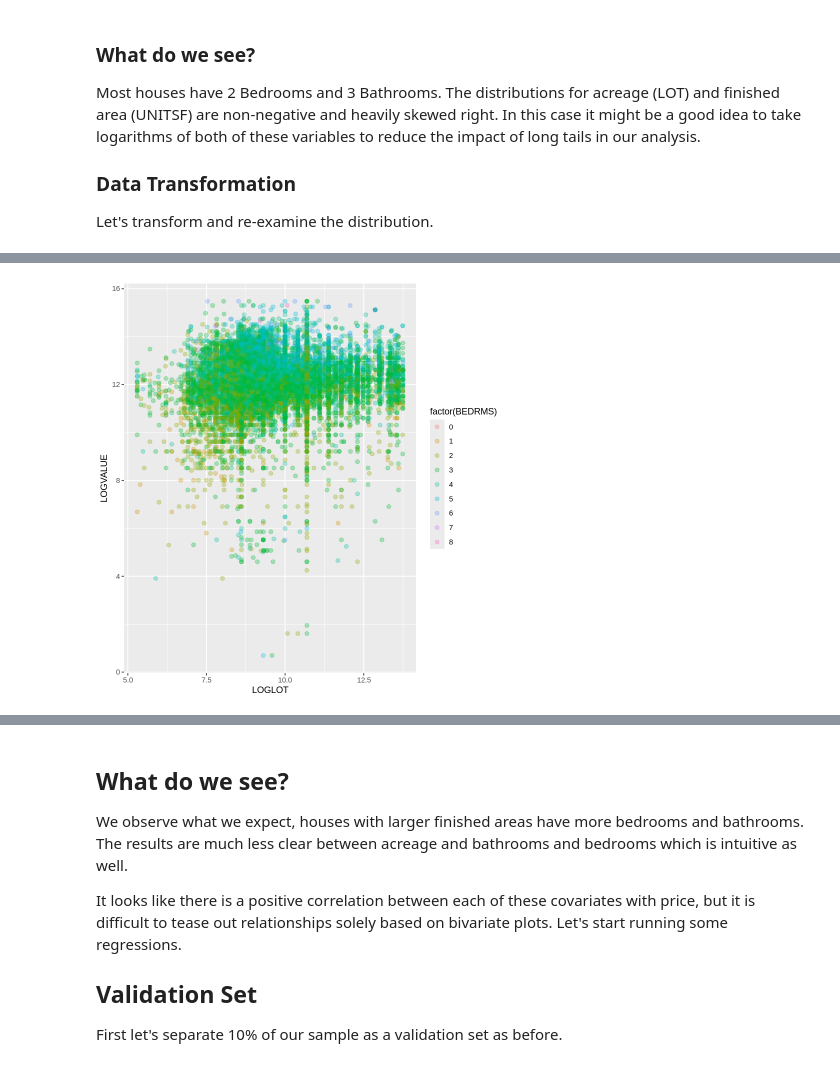
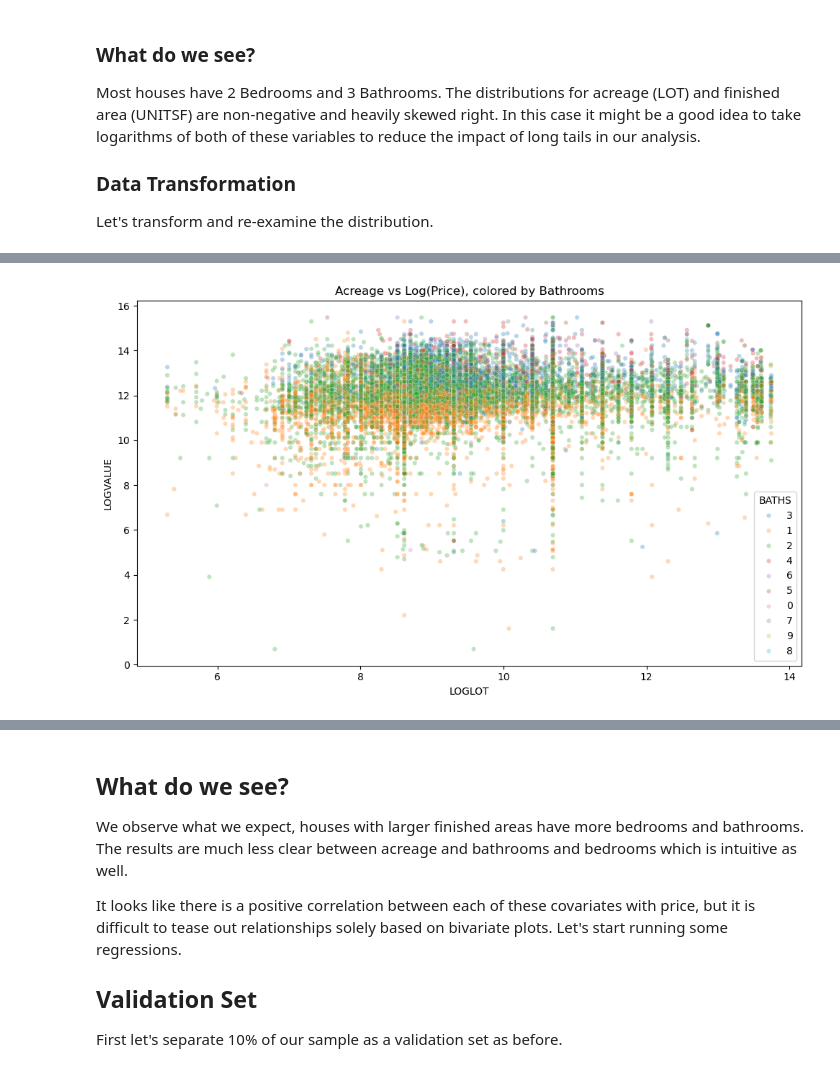
Before and after one commit to bquistorff/NABE_workbooks, a Jupyter notebook: 2. Predicting Housing Prices - Solutions.ipynb, the cells around one changed output, grey strips where cells are left out. Saved outputs shown, nothing was run; the diff lists cells and outputs as text; code cells hidden in the pictures.

```diff
--- a/2. Predicting Housing Prices - Solutions.ipynb
+++ b/2. Predicting Housing Prices - Solutions.ipynb
@@ -179,7 +117,12 @@ ggplot(subset , aes(x = LOGLOT, y = LOGVALUE)) +
-# %%
-ggplot(subset , aes(x = LOGLOT, y = LOGVALUE)) +
-# Plotting relationshipo between Acreage and log(price)
-           geom_point(aes(color = factor(BEDRMS)),alpha=.3,size=2)
-# Color based on number of bedrooms
-# %% [output]
-[figure, removed]
+# %%
+plt.figure(figsize=(10, 6))
+sns.scatterplot(data=subset, x='LOGLOT', y='LOGVALUE',
+                hue=subset['BATHS'].astype(str), alpha=0.3, s=20,
+                legend='brief')
+# Plotting relationship between Acreage and log(price)
+# Color based on number of full bathrooms
+plt.title('Acreage vs Log(Price), colored by Bathrooms')
+plt.tight_layout()
+plt.show()
+# %% [output]
+[figure, added]
```
Also changed, not shown: parts of 63 cells of this notebook, 21 other files.
